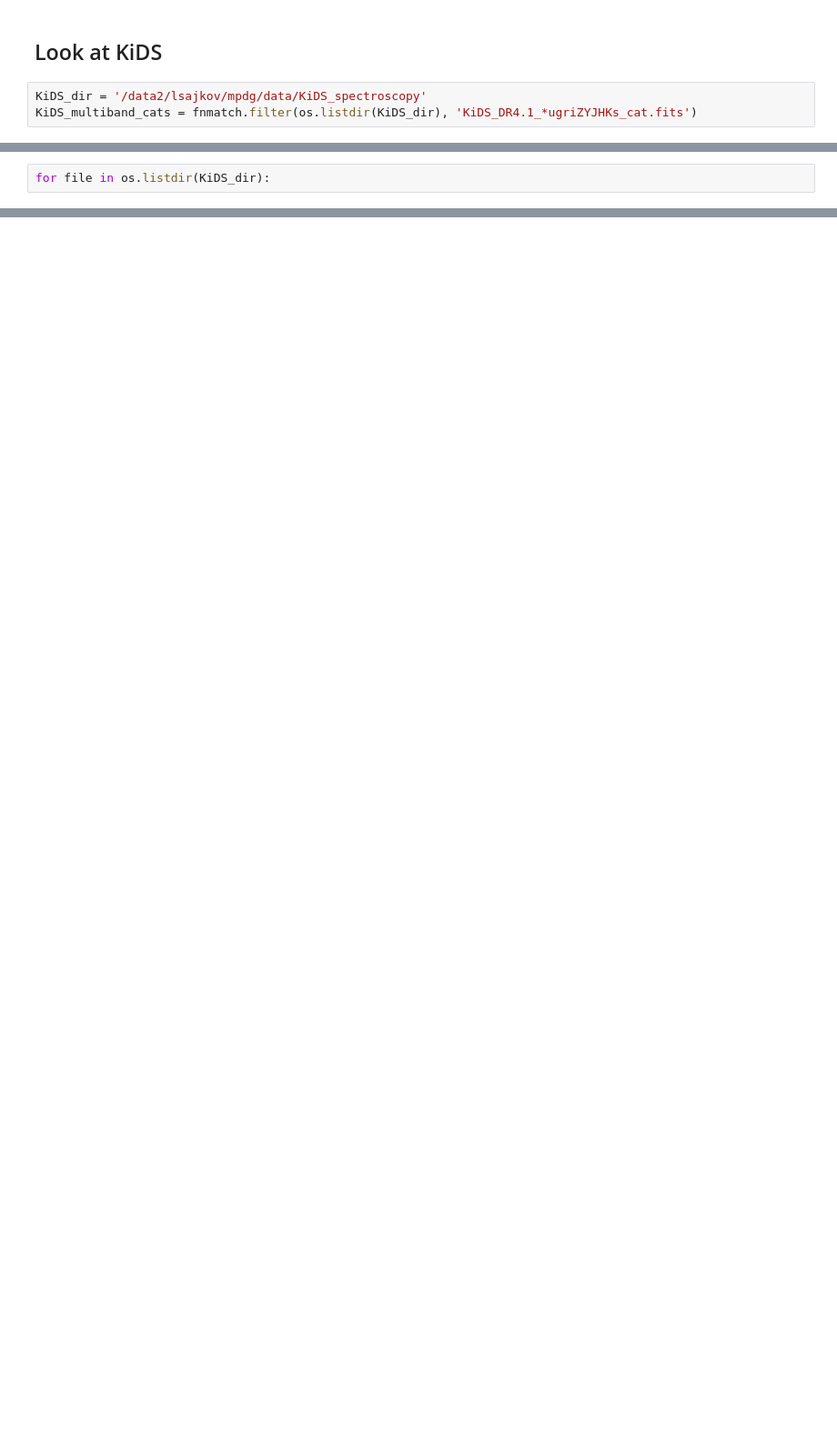
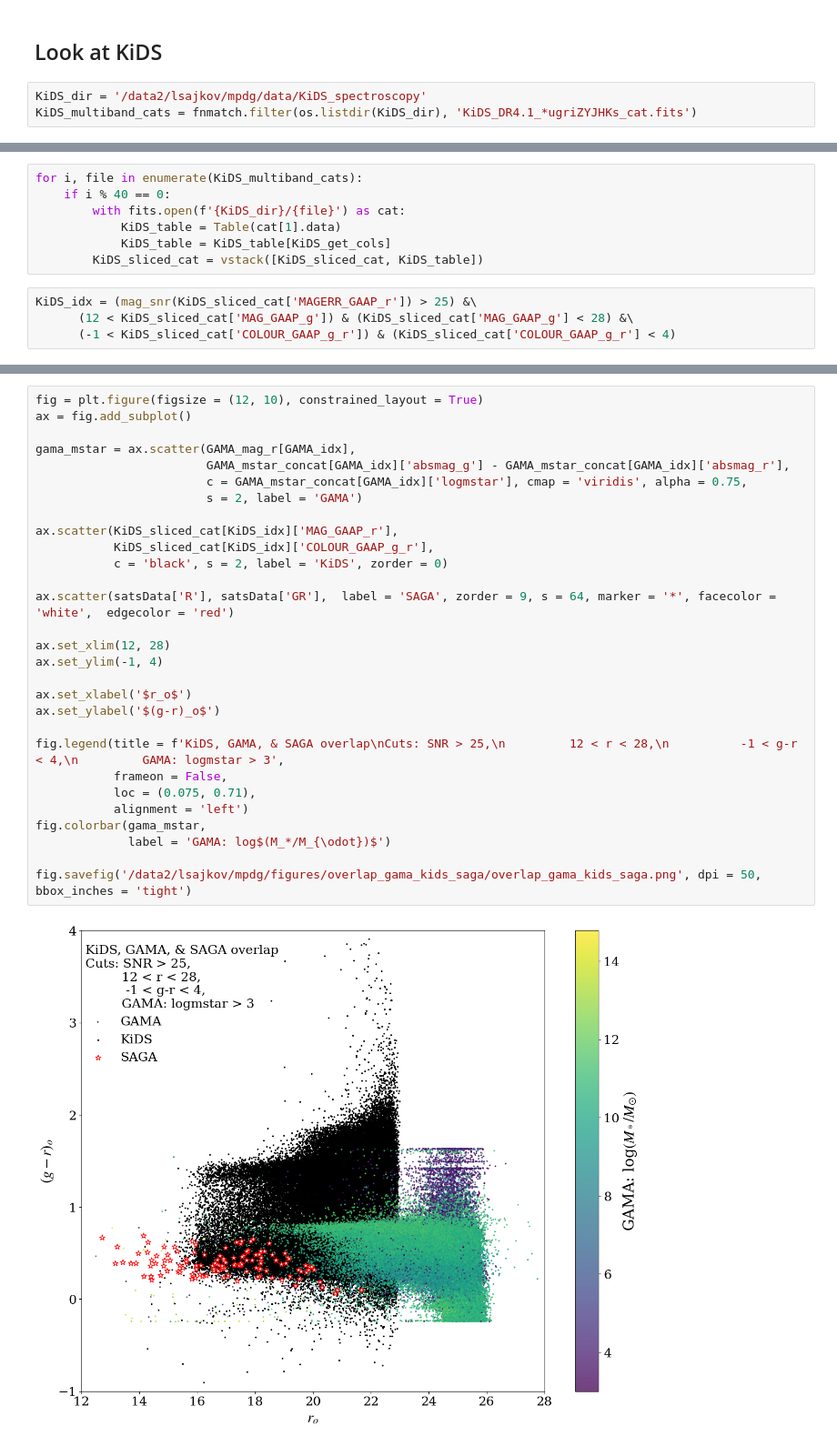
Before and after one commit to lsajkov/strw_mpdg, a Jupyter notebook: spec_cal_sample.ipynb, the cells around one changed output, grey strips where cells are left out. Shown at 91% size. Cells and saved outputs as stored; diff of their text form; blank space fills up the shorter version.

```diff
--- a/spec_cal_sample.ipynb
+++ b/spec_cal_sample.ipynb
@@ -101,2 +105,0 @@ import astropy.units as u
-# %%
-for file in os.listdir(KiDS_dir):
@@ -122,0 +118,11 @@ os.listdir(KiDS_dir)
+# %%
+for i, file in enumerate(KiDS_multiband_cats):
+    if i % 40 == 0:
+        with fits.open(f'{KiDS_dir}/{file}') as cat:
+            KiDS_table = Table(cat[1].data)
+            KiDS_table = KiDS_table[KiDS_get_cols]
+        KiDS_sliced_cat = vstack([KiDS_sliced_cat, KiDS_table])
+# %%
+KiDS_idx = (mag_snr(KiDS_sliced_cat['MAGERR_GAAP_r']) > 25) &\
+      (12 < KiDS_sliced_cat['MAG_GAAP_g']) & (KiDS_sliced_cat['MAG_GAAP_g'] < 28) &\
+      (-1 < KiDS_sliced_cat['COLOUR_GAAP_g_r']) & (KiDS_sliced_cat['COLOUR_GAAP_g_r'] < 4)
@@ -122,0 +133,31 @@ os.listdir(KiDS_dir)
+# %%
+fig = plt.figure(figsize = (12, 10), constrained_layout = True)
+ax = fig.add_subplot()
+
+gama_mstar = ax.scatter(GAMA_mag_r[GAMA_idx],
+                        GAMA_mstar_concat[GAMA_idx]['absmag_g'] - GAMA_mstar_concat[GAMA_idx]['absmag_r'],
+                        c = GAMA_mstar_concat[GAMA_idx]['logmstar'], cmap = 'viridis', alpha = 0.75,
+                        s = 2, label = 'GAMA')
+
+ax.scatter(KiDS_sliced_cat[KiDS_idx]['MAG_GAAP_r'],
+           KiDS_sliced_cat[KiDS_idx]['COLOUR_GAAP_g_r'],
+           c = 'black', s = 2, label = 'KiDS', zorder = 0)
+
+ax.scatter(satsData['R'], satsData['GR'],  label = 'SAGA', zorder = 9, s = 64, marker = '*', facecolor = 'white',  edgecolor = 'red')
+
+ax.set_xlim(12, 28)
+ax.set_ylim(-1, 4)
+
+ax.set_xlabel('$r_o$')
+ax.set_ylabel('$(g-r)_o$')
+
+fig.legend(title = f'KiDS, GAMA, & SAGA overlap\nCuts: SNR > 25,\n         12 < r < 28,\n          -1 < g-r < 4,\n         GAMA: logmstar > 3',
+           frameon = False,
+           loc = (0.075, 0.71),
+           alignment = 'left')
+fig.colorbar(gama_mstar,
+             label = 'GAMA: log$(M_*/M_{\odot})$')
+
+fig.savefig('/data2/lsajkov/mpdg/figures/overlap_gama_kids_saga/overlap_gama_kids_saga.png', dpi = 50, bbox_inches = 'tight')
+# %% [output]
+[figure, added]
```
Also changed, not shown: parts of 12 cells of this notebook.
